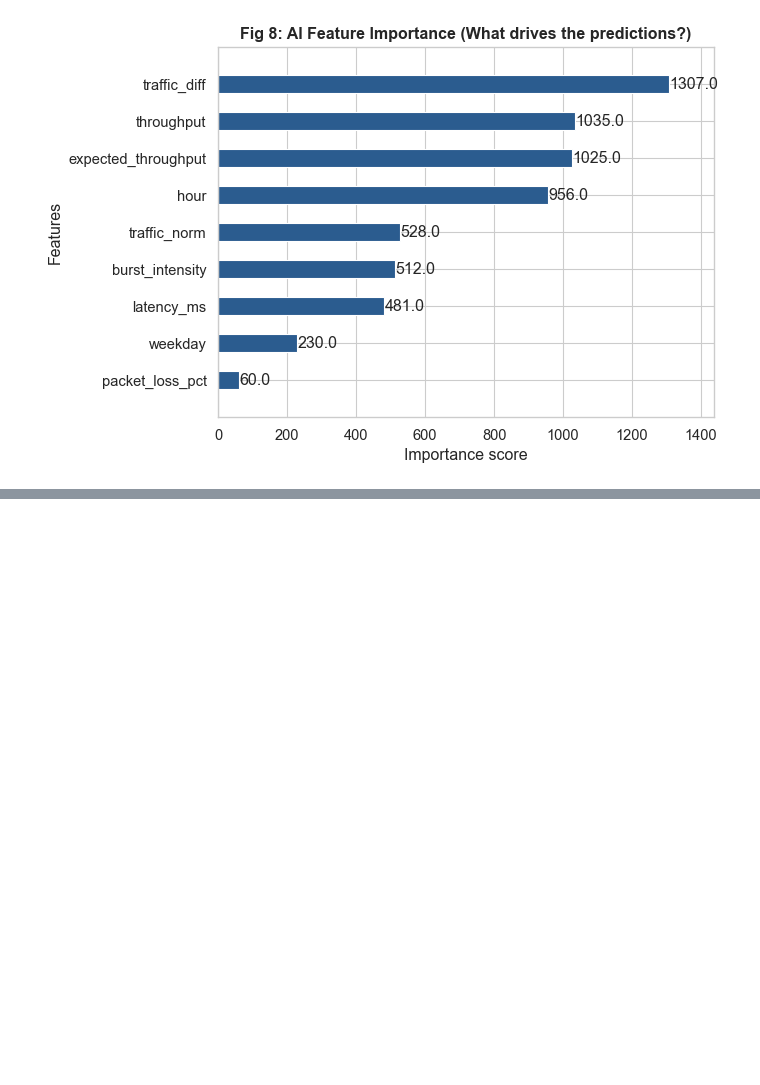
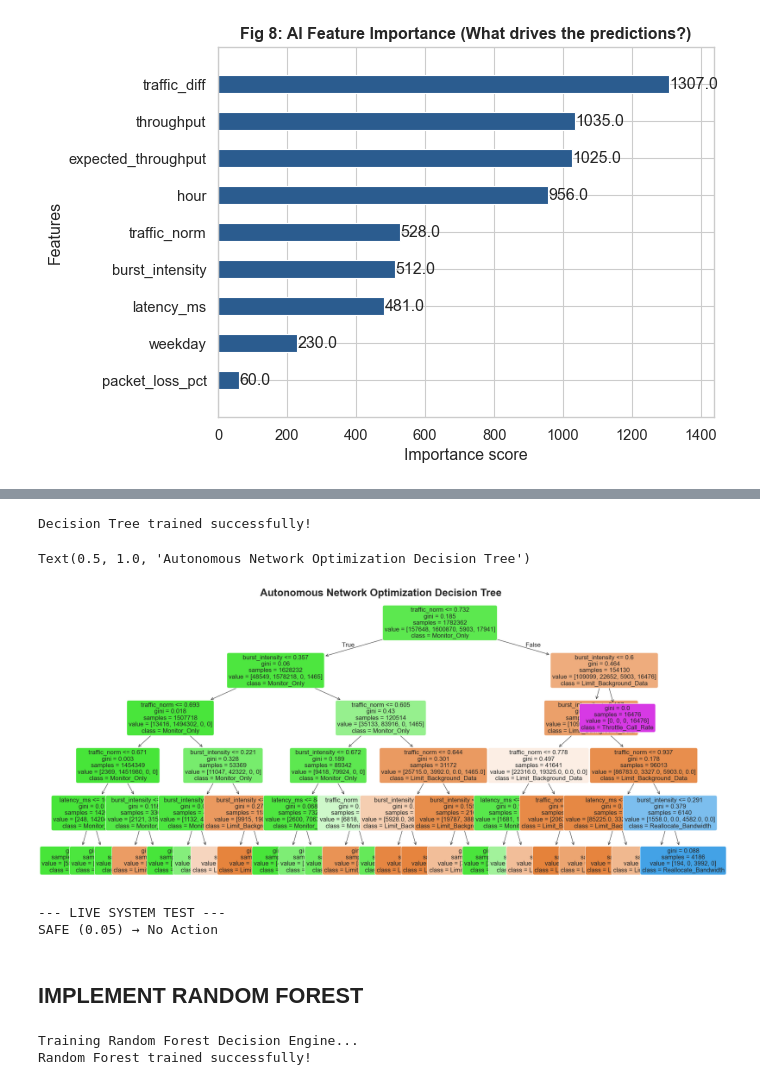
Before and after one commit to Abiodun-Amos/Network-Congestion-Prediction, a Jupyter notebook: Network Congestion Prediction.ipynb, the cells around one changed output, grey strips where cells are left out. Cells and saved outputs as stored; diff of their text form; code cells hidden in the pictures; blank space fills up the shorter version.

```diff
--- a/Network Congestion Prediction.ipynb
+++ b/Network Congestion Prediction.ipynb
@@ -931,0 +775,38 @@ decisions[9999]
+# %%
+decision_features = [
+    'traffic_norm',
+    'burst_intensity',
+    'latency_ms',
+    'traffic_diff'
+]
+
+X_action = action_df[decision_features]
+y_action = action_df['Optimal_Action']
+
+dt_optimizer = DecisionTreeClassifier(
+    max_depth=5,
+    min_samples_leaf=100,
+    random_state=42
+)
+
+dt_optimizer.fit(X_action, y_action)
+
+print("\nDecision Tree trained successfully!")
+# %% [output]
+Decision Tree trained successfully!
+# %%
+plt.figure(figsize=(22, 10))
+
+plot_tree(
+    dt_optimizer,
+    feature_names=decision_features,
+    class_names=dt_optimizer.classes_,
+    filled=True,
+    rounded=True,
+    fontsize=12
+)
+
+plt.title('Autonomous Network Optimization Decision Tree', fontsize=20, fontweight='bold')
+# %% [output]
+Text(0.5, 1.0, 'Autonomous Network Optimization Decision Tree')
+[figure, added]
@@ -931,0 +845,29 @@ decisions[9999]
+# %%
+sample_row = X_test.iloc[3000]
+
+print("\n--- LIVE SYSTEM TEST ---")
+print(autonomous_network_controller_v2(sample_row))
+# %% [output]
+--- LIVE SYSTEM TEST ---
+SAFE (0.05) → No Action
+# %% [markdown]
+## IMPLEMENT RANDOM FOREST
+# %%
+from sklearn.ensemble import RandomForestClassifier
+
+print("Training Random Forest Decision Engine...")
+
+rf_optimizer = RandomForestClassifier(
+    n_estimators=100,
+    max_depth=6,
+    min_samples_leaf=100,
+    random_state=42,
+    n_jobs=-1
+)
+
+rf_optimizer.fit(X_action, y_action)
+
+print("Random Forest trained successfully!")
+# %% [output]
+Training Random Forest Decision Engine...
+Random Forest trained successfully!
```
Also changed, not shown: parts of 19 cells of this notebook.
